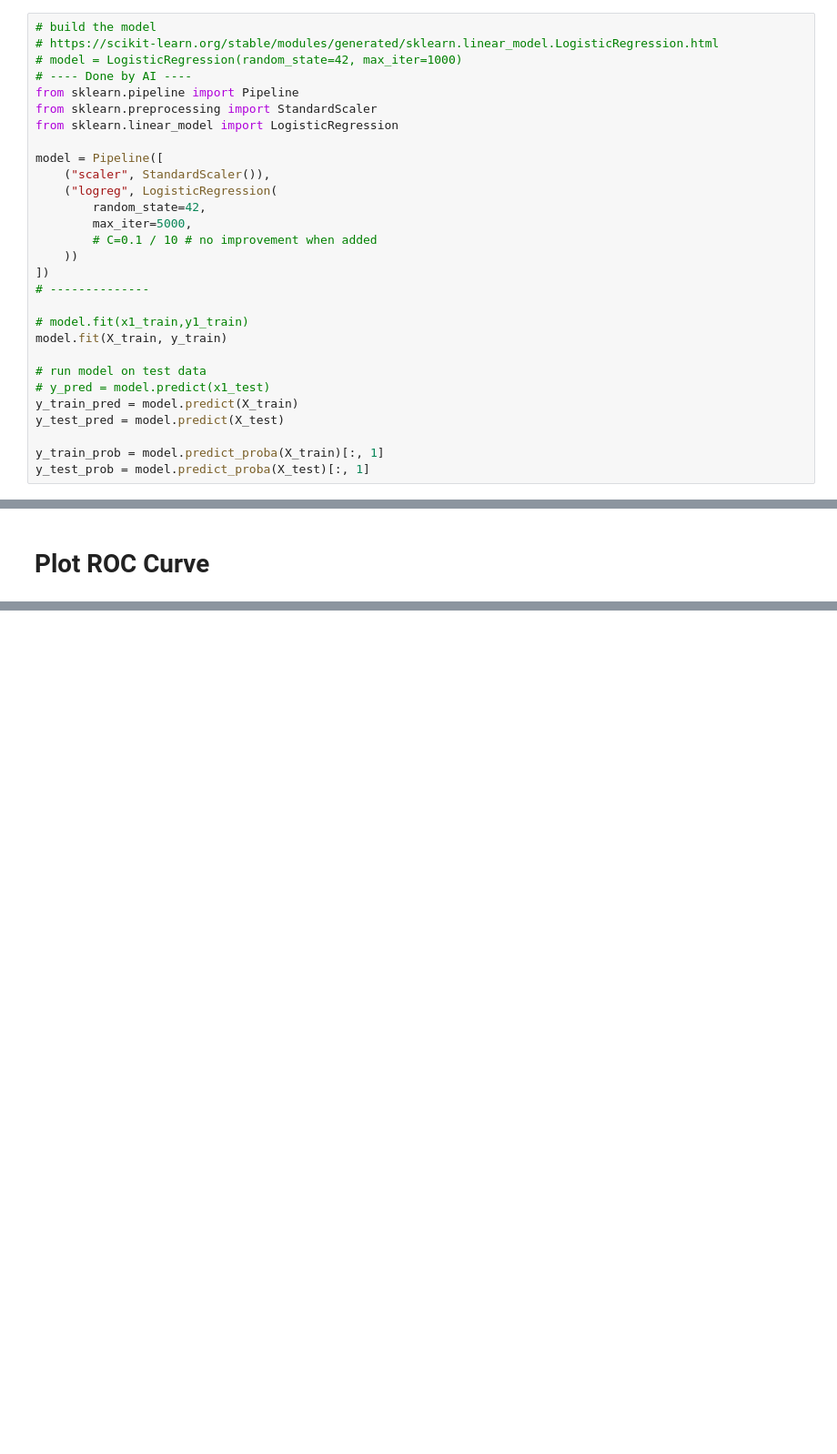
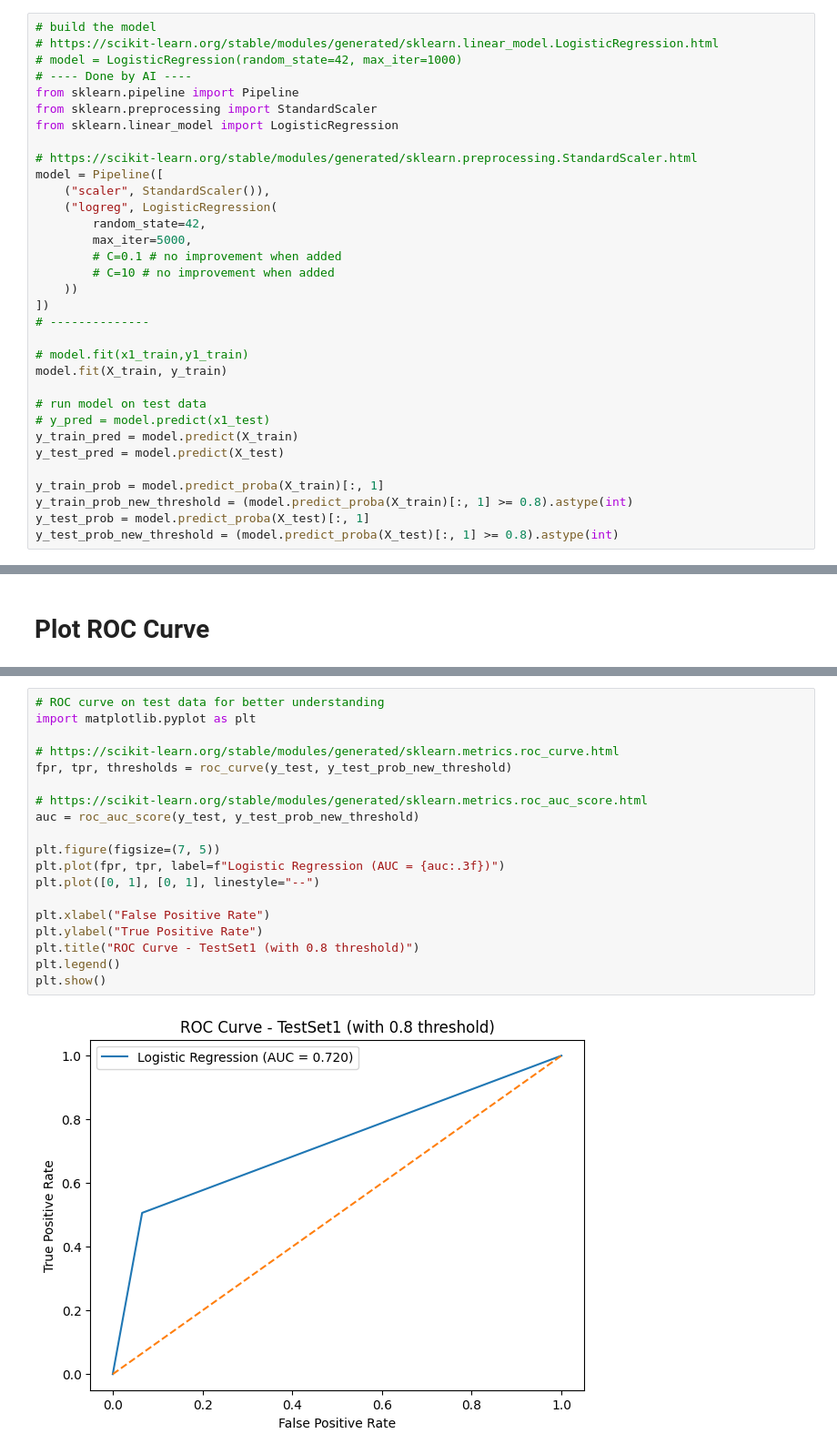
Before and after one commit to 612kelly/ml, a Jupyter notebook: HW2/regression_model.ipynb, the cells around one changed output, grey strips where cells are left out. Shown at 91% size. Cells and saved outputs as stored; diff of their text form; blank space fills up the shorter version.

```diff
--- a/HW2/regression_model.ipynb
+++ b/HW2/regression_model.ipynb
@@ -155,12 +155,14 @@ from sklearn.pipeline import Pipeline
 from sklearn.preprocessing import StandardScaler
 from sklearn.linear_model import LogisticRegression
 
+# https://scikit-learn.org/stable/modules/generated/sklearn.preprocessing.StandardScaler.html
 model = Pipeline([
     ("scaler", StandardScaler()),
     ("logreg", LogisticRegression(
         random_state=42,
         max_iter=5000,
-        # C=0.1 / 10 # no improvement when added
+        # C=0.1 # no improvement when added
+        # C=10 # no improvement when added
     ))
 ])
 # --------------
@@ -174,7 +176,9 @@ y_train_pred = model.predict(X_train)
 y_test_pred = model.predict(X_test)
 
 y_train_prob = model.predict_proba(X_train)[:, 1]
+y_train_prob_new_threshold = (model.predict_proba(X_train)[:, 1] >= 0.8).astype(int)
 y_test_prob = model.predict_proba(X_test)[:, 1]
+y_test_prob_new_threshold = (model.predict_proba(X_test)[:, 1] >= 0.8).astype(int)
 # %%
 y_train_pred
 # %% [output]
@@ -319,3 +385,24 @@ plt.legend()
 plt.show()
 # %% [output]
 [figure]
+# %%
+# ROC curve on test data for better understanding
+import matplotlib.pyplot as plt
+
+# https://scikit-learn.org/stable/modules/generated/sklearn.metrics.roc_curve.html
+fpr, tpr, thresholds = roc_curve(y_test, y_test_prob_new_threshold)
+
+# https://scikit-learn.org/stable/modules/generated/sklearn.metrics.roc_auc_score.html
+auc = roc_auc_score(y_test, y_test_prob_new_threshold)
+
+plt.figure(figsize=(7, 5))
+plt.plot(fpr, tpr, label=f"Logistic Regression (AUC = {auc:.3f})")
+plt.plot([0, 1], [0, 1], linestyle="--")
+
+plt.xlabel("False Positive Rate")
+plt.ylabel("True Positive Rate")
+plt.title("ROC Curve - TestSet1 (with 0.8 threshold)")
+plt.legend()
+plt.show()
+# %% [output]
+[figure, added]
```
Also changed, not shown: parts of 2 cells of this notebook, 2 other files.
